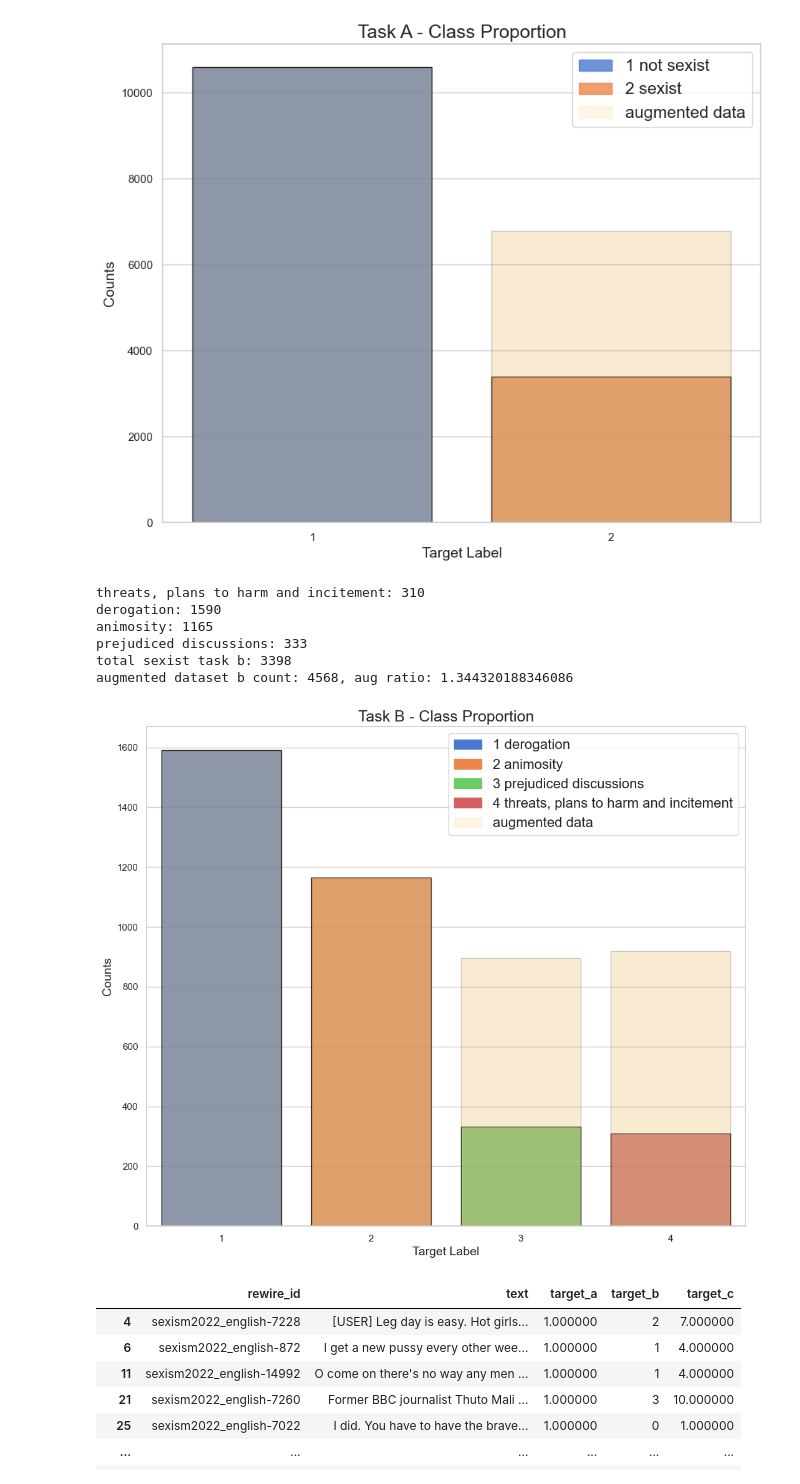
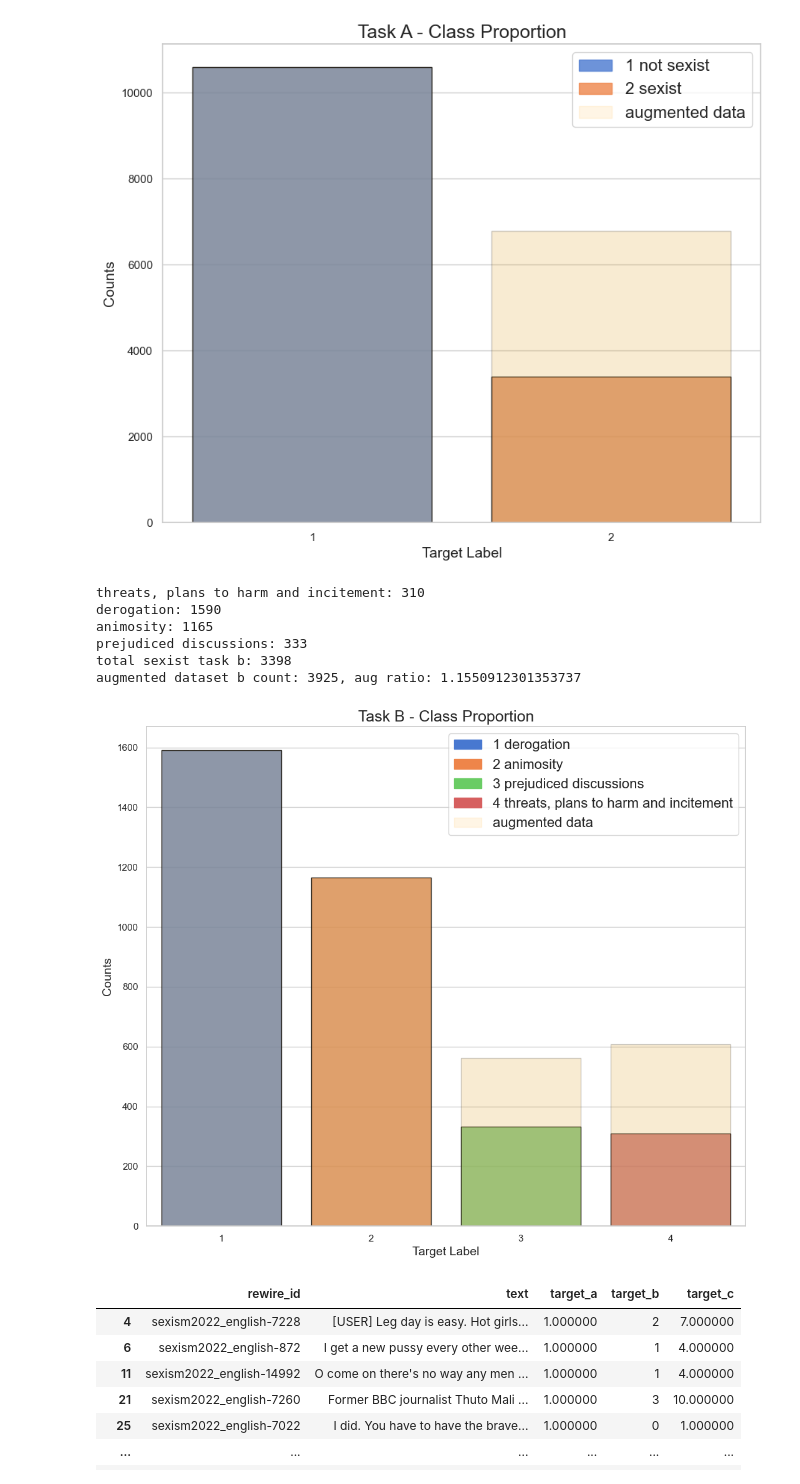
Before and after one commit to AxelBogos/SemEval-Edos, a Jupyter notebook: notebooks/5_ab_final-report-plots-data-aug.ipynb, the cells around one changed output. Saved outputs shown, nothing was run; the diff lists cells and outputs as text; code cells hidden in the pictures.

```diff
--- a/notebooks/5_ab_final-report-plots-data-aug.ipynb
+++ b/notebooks/5_ab_final-report-plots-data-aug.ipynb
@@ -109,7 +109,7 @@ print(f"prejudiced discussions: {len(b4)}")
 print(f"total sexist task b: {len(pd.concat([b1, b2, b3, b4]))}")
 
 aug_task_b = pd.concat([train_task_b,
-                        b1_aug_insertion,
+                        b1_aug_insertion.sample(int(len(b1) * 0)),
                         b1_aug_syn.sample(int(len(b1) * 0)),
                         b1_aug_swap.sample(int(len(b1) * 0)),
 
@@ -120,7 +120,7 @@ aug_task_b = pd.concat([train_task_b,
                         b3_aug_syn.sample(int(len(b3) * 0)),
 
                         b4_aug_syn.sample(int(len(b4) * 0)),
-                        b4_aug_insertion.sample(int(len(b4) * 1)),
+                        b4_aug_insertion.sample(int(len(b4) * 0)),
                         b4_aug_swap.sample(int(len(b4) * 0)),
 
                         b1_sf.sample(int(len(b1_sf) * 1)),
@@ -152,35 +152,35 @@ counts1 = counts1.reindex([1,2,3,0])
 # Create a bar plot using Seaborn
 palette = sns.color_palette("muted")
 sns.barplot(x=counts.index, y=counts.values, order=counts.index, palette=palette,
             edgecolor="black", alpha=0.8)
 
 sns.barplot(x=counts1.index, y=counts1.values, order=counts1.index, color='orange',
             edgecolor="black", alpha=0.2)
 
 labels = ['1 derogation', '2 animosity', '3 prejudiced discussions', '4 threats, plans to harm and incitement']
 labels_axis = ['1', '2', '3', '4']
 plt.xticks([0, 1, 2, 3], labels_axis)
 
 # Create proxy artists for the legend
 proxy_artists = []
 for i, (label, color) in enumerate(zip(labels, palette)):
     proxy_artists.append(mpatches.Patch(color=color, label=label, edgecolor='black', alpha=1))
     if i == 3:
         # Add a separate bar for augmented data
         proxy_artists.append(mpatches.Patch(color='orange', label="augmented data", edgecolor='black', alpha=0.1))
 
 # Create the legend
 plt.legend(handles=proxy_artists, loc='upper right', fontsize=16, bbox_to_anchor=(1.0, 1.0))
 plt.subplots_adjust(left=0.1, right=0.9, bottom=0.1, top=0.9)
 # plt.savefig('TaskB-ClassProportion_aug.png', dpi=500)
 # %% [output]
 threats, plans to harm and incitement: 310
 derogation: 1590
 animosity: 1165
 prejudiced discussions: 333
 total sexist task b: 3398
-augmented dataset b count: 4568, aug ratio: 1.344320188346086
+augmented dataset b count: 3925, aug ratio: 1.1550912301353737
-[figure, old version]
+[figure, new version]
 # %%
 aug_task_b
 # %% [output]
```
Also changed, not shown: 2 other files.
